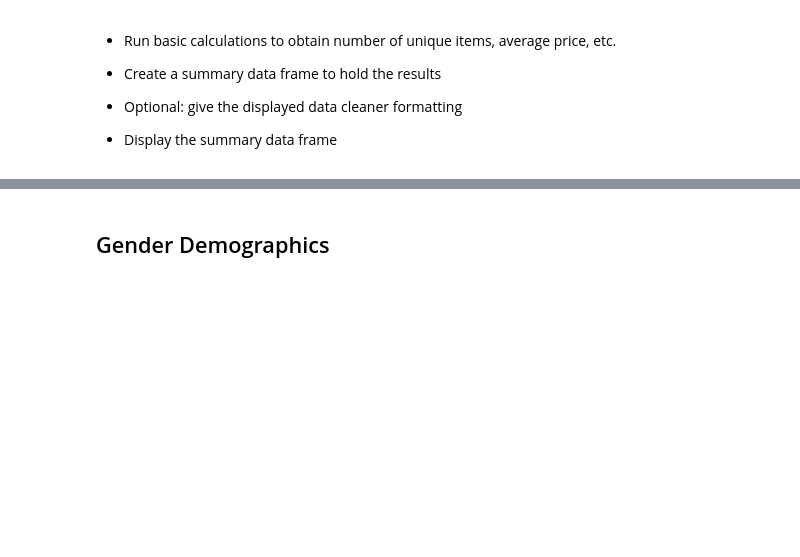
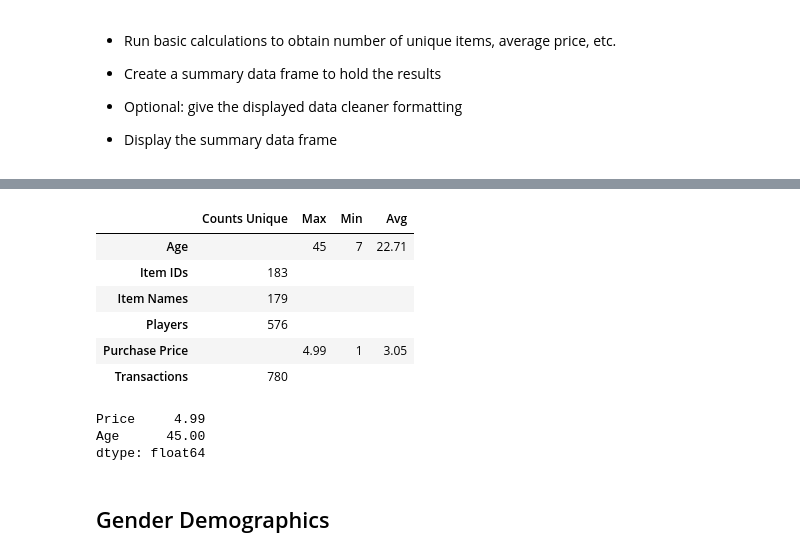
Before and after one commit to mhflynn/Pandas-Challege, a Jupyter notebook: HeroesOfPymoli.ipynb, the cells around one changed output, grey strips where cells are left out. Cells and saved outputs as stored; diff of their text form; code cells hidden in the pictures; blank space fills up the shorter version.

```diff
--- a/HeroesOfPymoli.ipynb
+++ b/HeroesOfPymoli.ipynb
@@ -59,3 +77,46 @@ purchase_data['SN'].nunique()
+# %%
+pdat = purchase_data    # Short name for reference to purchase_data, not a copy
+sumVals = {'Counts Unique':{'Transactions': pdat['Purchase ID'].count(),
+                            'Players':      pdat['SN'].nunique(),
+                            'Item IDs':     pdat['Item ID'].nunique(),
+                            'Item Names':   pdat['Item Name'].nunique()},
+             'Max':{'Purchase Price': pdat['Price'].max(), 'Age': pdat['Age'].max()},
+             'Min':{'Purchase Price': pdat['Price'].min(), 'Age': pdat['Age'].min()},
+             'Avg':{'Purchase Price': pdat['Price'].mean(),'Age': pdat['Age'].mean()}}
+df = pd.DataFrame(sumVals)
+df['Avg'] = df['Avg'].round(decimals=2)
+df.fillna('',inplace=True)
+#df.transpose()
+df
+# %% [output]
+|  | Counts Unique | Max | Min | Avg |
+| Age |  | 45 | 7 | 22.71 |
+| Item IDs | 183 |  |  |  |
+| Item Names | 179 |  |  |  |
+| Players | 576 |  |  |  |
+| Purchase Price |  | 4.99 | 1 | 3.05 |
+| Transactions | 780 |  |  |  |
+# %%
+summarySer = pd.Series({'Purchase Count':purchase_data['Purchase ID'].count() ,'Unique Items by ID':purchase_data['Item ID'].nunique(), 'Unique Items by Name':purchase_data['Item Name'].nunique(),
+    'Unique Players':purchase_data['SN'].nunique(),
+    'Item Price Max':purchase_data['Price'].max(),    'Item Price Min':purchase_data['Price'].min(),
+    'Item Price Average':purchase_data['Price'].mean(),
+    'Player Age Max':purchase_data['Age'].max(),      'Player Age Min':purchase_data['Age'].min(),     'Player Age Average':purchase_data['Age'].mean()},)
+summarySer
+
+#(purchase_data['Item ID'].nunique(), purchase_data['Item Name'].nunique(),
+#    purchase_data['Price'].max(),    purchase_data['Price'].min(),
+#    purchase_data['Price'].mean(),   purchase_data['Price'].sum(),
+#    purchase_data['Age'].max(),      purchase_data['Age'].min(),     purchase_data['Age'].mean())
+#purchase_data.dtypes
+#purchase_data['Item ID'].value_counts()
+#purchase_data.describe(percentiles=[])
+#type(purchase_data.aggregate({'Item ID':'nunique', 'Item Name':'nunique'})
+purchase_data.aggregate({'Price':'max', 'Age':'max'})
+# %% [output]
+Price     4.99
+Age      45.00
+dtype: float64
 # %% [markdown]
 ## Gender Demographics
 # %% [markdown]
```
Also changed, not shown: parts of 18 cells of this notebook, 1 other file.
